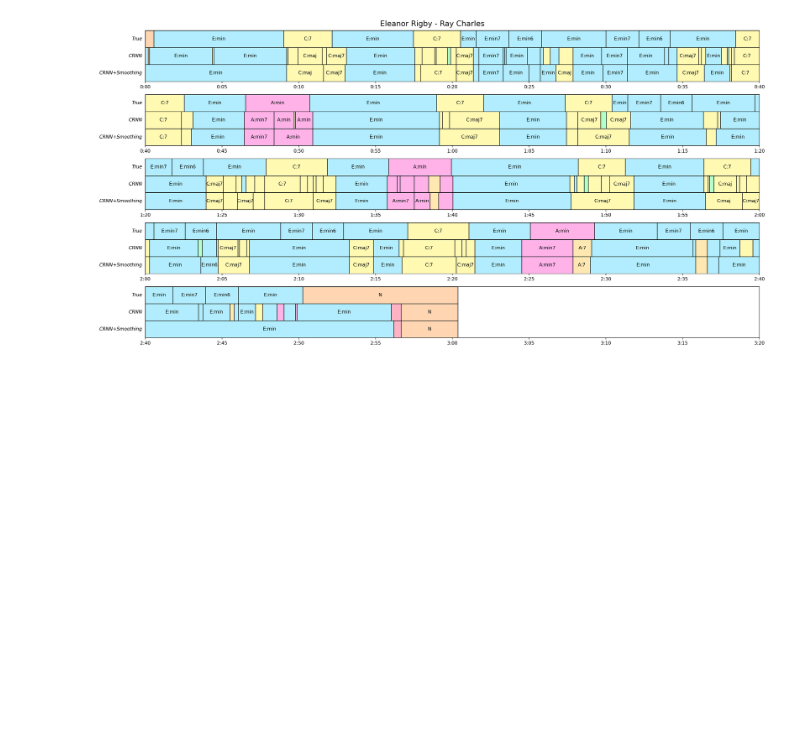
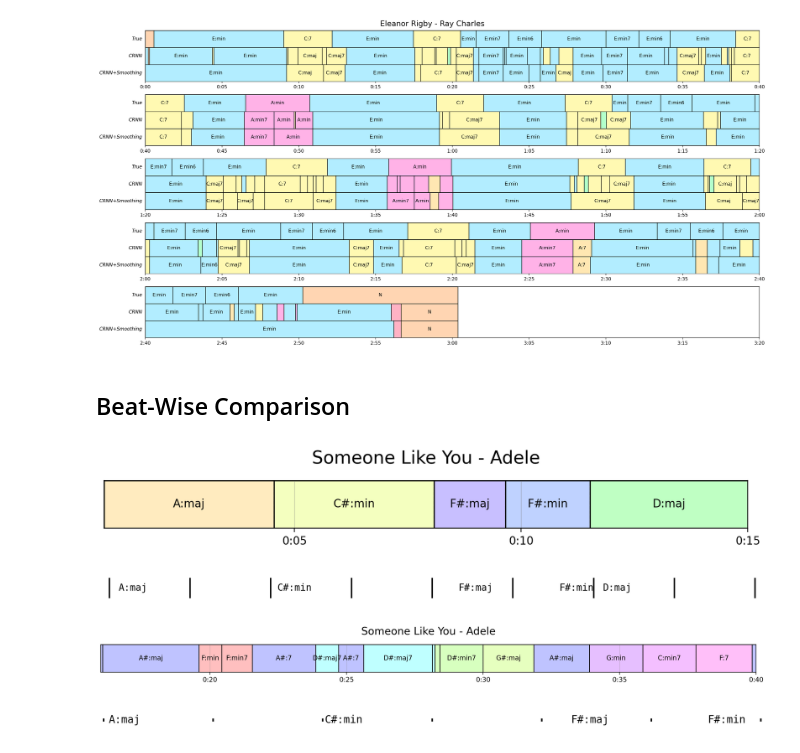
Before and after one commit to PierreRL/AutomaticChordRecognition, a Jupyter notebook: notebooks/experiments/7. Qualitative Testing.ipynb, the cells around one changed output. Cells and saved outputs as stored; diff of their text form; code cells hidden in the pictures; blank space fills up the shorter version.

```diff
--- a/notebooks/experiments/7. Qualitative Testing.ipynb
+++ b/notebooks/experiments/7. Qualitative Testing.ipynb
@@ -559,3 +578,26 @@ plot_chord_block_wrapped(
 )
 # %% [output]
 [figure]
+# %% [markdown]
+## Beat-Wise Comparison
+# %%
+DIR = 'data/extras/'
+filename = "someone_like_you_adele"
+cqt = torch.load(f"{DIR}/cache/4096/cqts/{filename}.pt", weights_only=True)
+preds = model.predict(cqt.unsqueeze(0).to(device)).squeeze()
+
+# Visualize
+plot_chord_block(
+    {
+        # "True": true_chords,
+        "": preds,
+    },
+    window=(0.8, 15),
+    width_per_second=0.6,
+    title="Someone Like You - Adele",
+    draw_chord_change_lines=True,
+    save_as='someone_like_you_chord_blocks',
+    seed=5
+)
+# %% [output]
+[figure, added]
@@ -561,0 +699,35 @@ plot_chord_block_wrapped(
+# %%
+render_chord_chart(
+    preds_chords,
+    meter_numerator=4,
+    chords_per_beat=1,
+    bar_width=1.2,
+    start_bar=1,
+    end_bar=8,
+    hadj=0.2,
+    height=0.3,
+    save_as='someone_like_you_chord_chart',
+)
+# %% [output]
+[figure, added]
+# %%
+DIR = 'data/extras/'
+filename = "misty_ella_fitzgerald"
+cqt = torch.load(f"{DIR}/cache/4096/cqts/{filename}.pt", weights_only=True)
+preds = model.predict(cqt.unsqueeze(0).to(device)).squeeze()
+
+# Visualize
+plot_chord_block(
+    {
+        # "True": true_chords,
+        "": preds,
+    },
+    window=(16, 40),
+    width_per_second=0.6,
+    title="Someone Like You - Adele",
+    draw_chord_change_lines=True,
+    # save_as='someone_like_you',
+    seed=5
+)
+# %% [output]
+[figure, added]
@@ -561,0 +744,13 @@ plot_chord_block_wrapped(
+# %%
+render_chord_chart(
+    preds_chords,
+    meter_numerator=4,
+    chords_per_beat=1,
+    bar_width=1.5,
+    start_bar=1,
+    end_bar=6,
+    hadj=0.1,
+    save_as='misty_chord_chart',
+)
+# %% [output]
+[figure, added]
```
Also changed, not shown: parts of 8 cells of this notebook, 9 other files.
